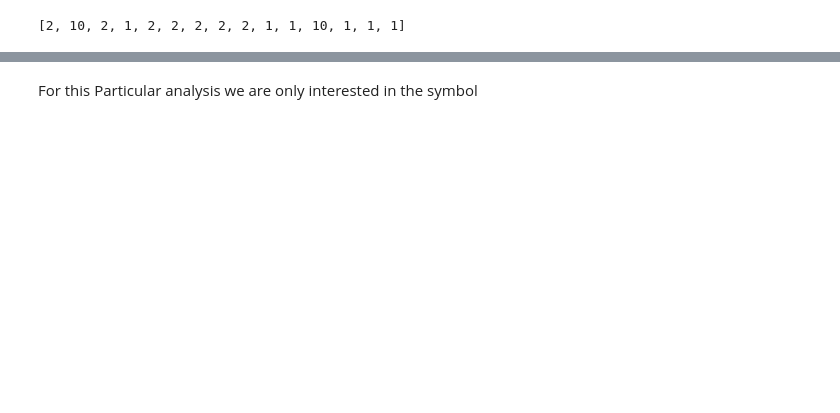
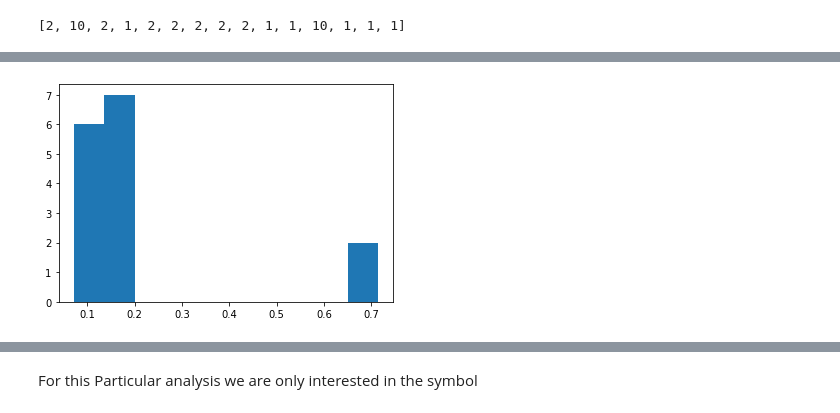
Before and after one commit to mgino11/Web_Analytics, a Jupyter notebook: Centrality_Measures.ipynb, the cells around one changed output, grey strips where cells are left out. Drawn from its saved outputs; the diff is of its cells as text; code cells hidden in the pictures; blank space fills up the shorter version.

```diff
--- a/Centrality_Measures.ipynb
+++ b/Centrality_Measures.ipynb
@@ -178,0 +224,3 @@ degrees
+# %%
+deg_cent = nx.degree_centrality(G2)
+deg_cent
@@ -178,0 +243,6 @@ degrees
+# %%
+plt.figure()
+plt.hist(list(deg_cent.values()))
+plt.show()
+# %% [output]
+[figure, added]
```
Also changed, not shown: parts of 24 cells of this notebook.
